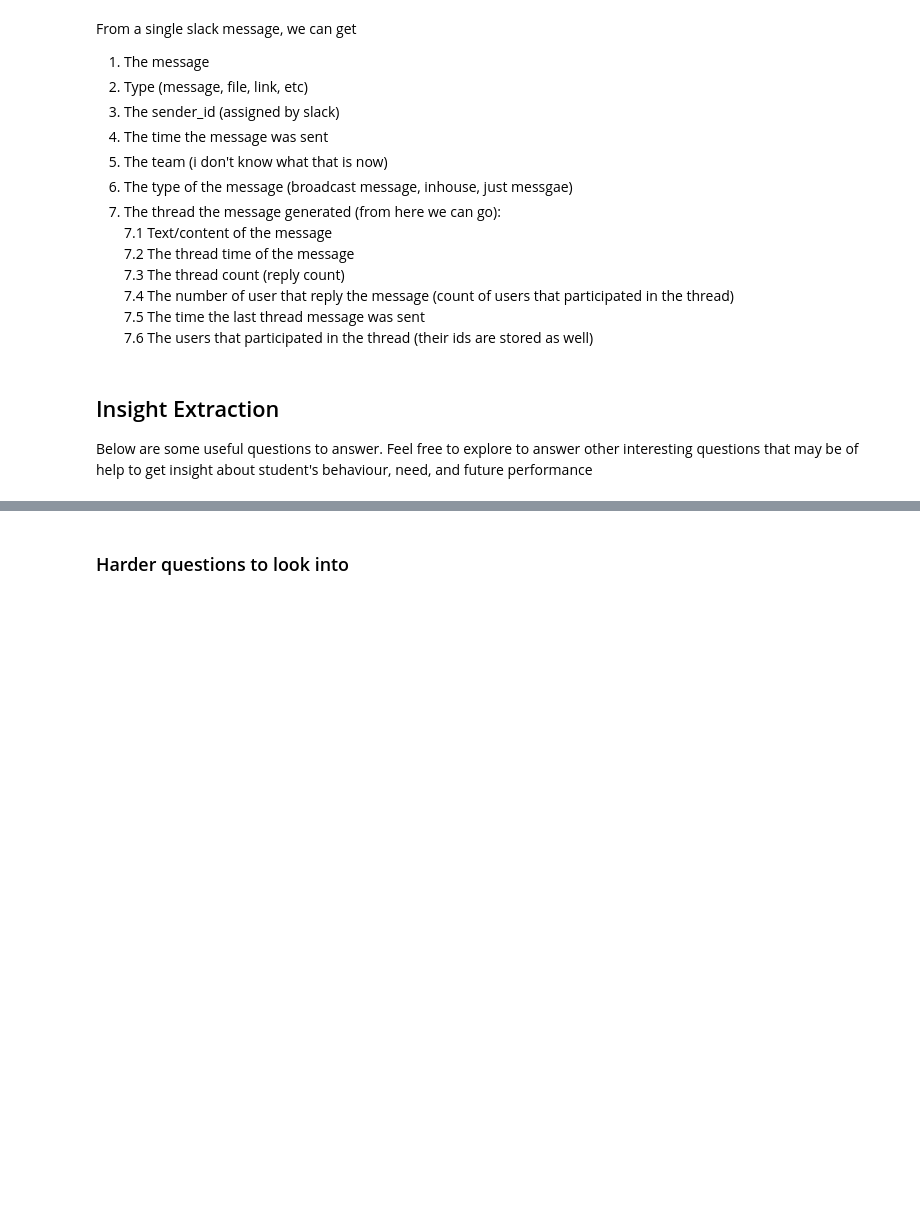
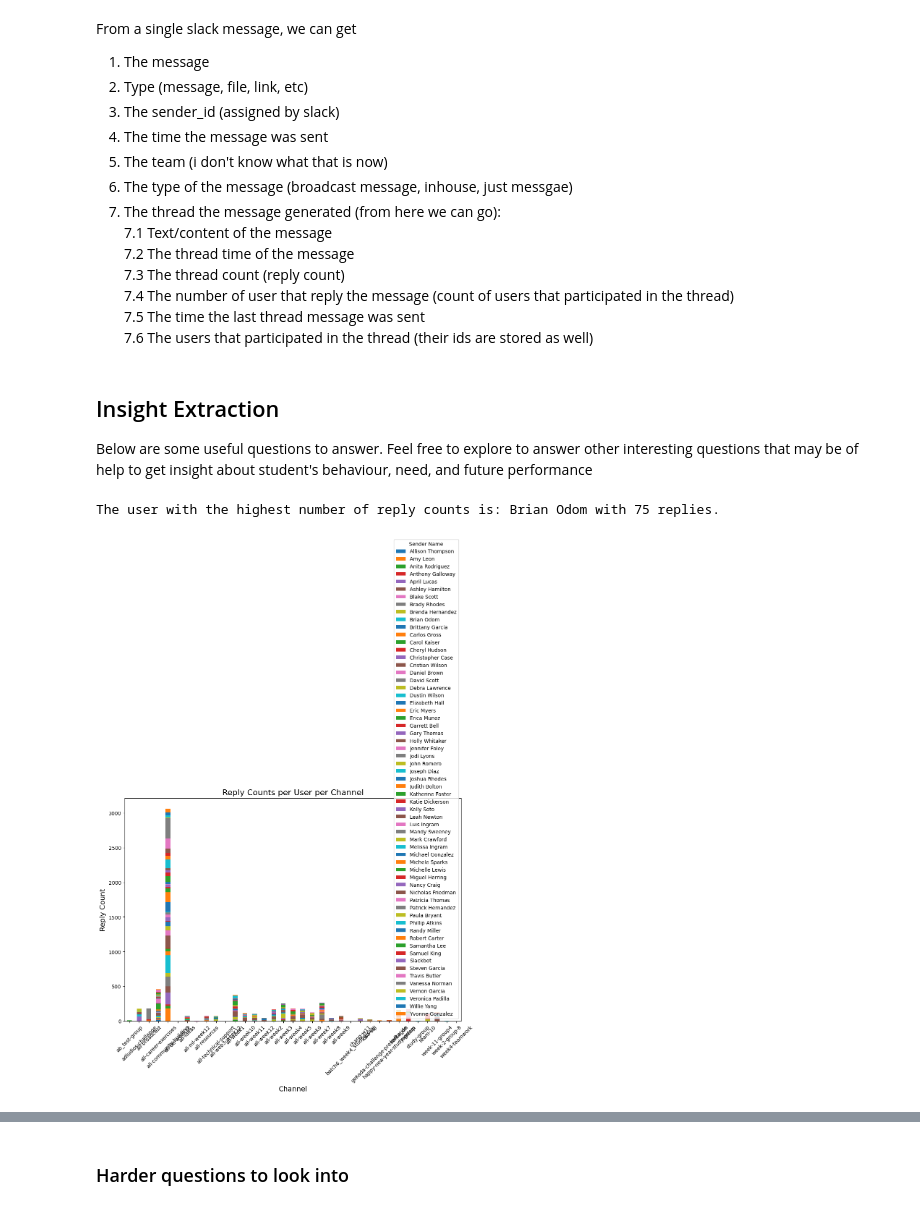
Before and after one commit to biniyam69/tenx-tasks, a Jupyter notebook: notebooks/parse_slack_data.ipynb, the cells around one changed output, grey strips where cells are left out. Drawn from its saved outputs; the diff is of its cells as text; code cells hidden in the pictures; blank space fills up the shorter version.

Commit message:
Made the first plot even more detailed but it is not so good looking

```diff
--- a/notebooks/parse_slack_data.ipynb
+++ b/notebooks/parse_slack_data.ipynb
@@ -262,12 +244,23 @@ def draw_wordcloud(msg_content, week):
     plt.title(f'WordCloud for {week}', size=30)
     plt.show()
 
-def draw_user_reaction(data, channel='General'):
-    data.groupby('sender_name')[['reply_count', 'reply_users_count']].sum()\
-        .sort_values(by='reply_count',ascending=False)[:10].plot(kind='bar', figsize=(15, 7.5))
-    plt.title(f'User with the most reaction in #{channel}', size=25);
-    plt.xlabel("Sender Name", size=18); plt.ylabel("Frequency", size=18);
-    plt.xticks(size=14); plt.yticks(size=14);
+# def draw_user_reaction(data, channel='General'):
+#     data.groupby('sender_name')[['reply_count', 'reply_users_count']].sum()\
+#         .sort_values(by='reply_count',ascending=False)[:10].plot(kind='bar', figsize=(15, 7.5))
+#     plt.title(f'User with the most reaction in #{channel}', size=25);
+#     plt.xlabel("Sender Name", size=18); plt.ylabel("Frequency", size=18);
+#     plt.xticks(size=14); plt.yticks(size=14);
+#     plt.show()
+
+def draw_user_reaction(data):
+    """Visualize reply counts per user per channel."""
+    data.groupby(['channel', 'sender_name'])['reply_count'].sum().unstack().plot(kind='bar', stacked=True, figsize=(12, 8))
+    plt.title('Reply Counts per User per Channel', fontsize=16)
+    plt.xlabel('Channel', fontsize=14)
+    plt.ylabel('Reply Count', fontsize=14)
+    plt.legend(title='Sender Name', fontsize=10)
+    plt.xticks(rotation=45)
+    plt.tight_layout()
     plt.show()
 # %% [markdown]
 ## Insight Extraction
@@ -278,2 +269,19 @@ Below are some useful questions to answer. Feel free to explore to answer other
+# %%
+# which user has the highest number of reply counts?
+# Parse Slack data
+path_channel = '/home/biniyam/tenx-tasks/tenxdata/'
+parsed_data = slack_parser(path_channel)
+
+# Find the user with the highest reply count
+user_with_highest_replies = parsed_data['reply_count'].idxmax()
+highest_reply_count = parsed_data.loc[user_with_highest_replies, 'reply_count']
+sender_name = parsed_data.loc[user_with_highest_replies, 'sender_name']
+
+print(f"The user with the highest number of reply counts is: {sender_name} with {highest_reply_count} replies.")
+# %% [output]
+The user with the highest number of reply counts is: Brian Odom with 75 replies.
 # %%
 # Visualize reply counts per user per channel
+draw_user_reaction(parsed_data)
+# %% [output]
+[figure, added]
```
Also changed, not shown: parts of 8 cells of this notebook, 1 other file.
